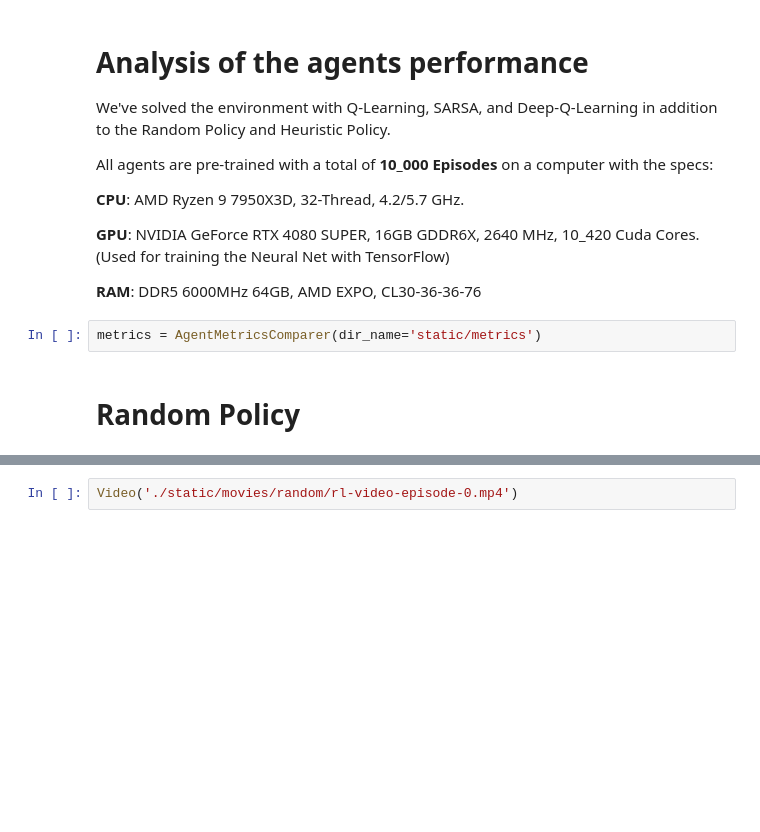
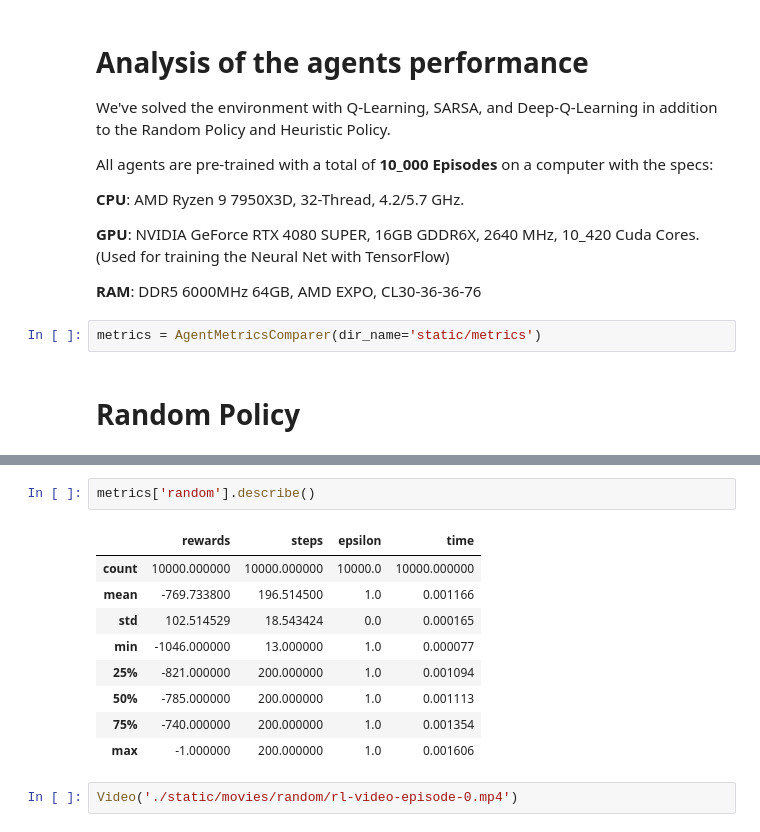
Before and after one commit to SeanMarcusJensen/ACIT4610_Portifolio_KMHS, a Jupyter notebook: problem_4/main.ipynb, the cells around one changed output, grey strips where cells are left out. Cells and saved outputs as stored; diff of their text form; blank space fills up the shorter version.

```diff
--- a/problem_4/main.ipynb
+++ b/problem_4/main.ipynb
@@ -120,3 +133,15 @@ metrics.plot('random')
+# %%
+metrics['random'].describe()
+# %% [output]
+|  | rewards | steps | epsilon | time |
+| count | 10000.000000 | 10000.000000 | 10000.0 | 10000.000000 |
+| mean | -769.733800 | 196.514500 | 1.0 | 0.001166 |
+| std | 102.514529 | 18.543424 | 0.0 | 0.000165 |
+| min | -1046.000000 | 13.000000 | 1.0 | 0.000077 |
+| 25% | -821.000000 | 200.000000 | 1.0 | 0.001094 |
+| 50% | -785.000000 | 200.000000 | 1.0 | 0.001113 |
+| 75% | -740.000000 | 200.000000 | 1.0 | 0.001354 |
+| max | -1.000000 | 200.000000 | 1.0 | 0.001606 |
 # %%
 Video('./static/movies/random/rl-video-episode-0.mp4')
 # %% [output]
```
Also changed, not shown: parts of 15 cells of this notebook, 18 other files.
